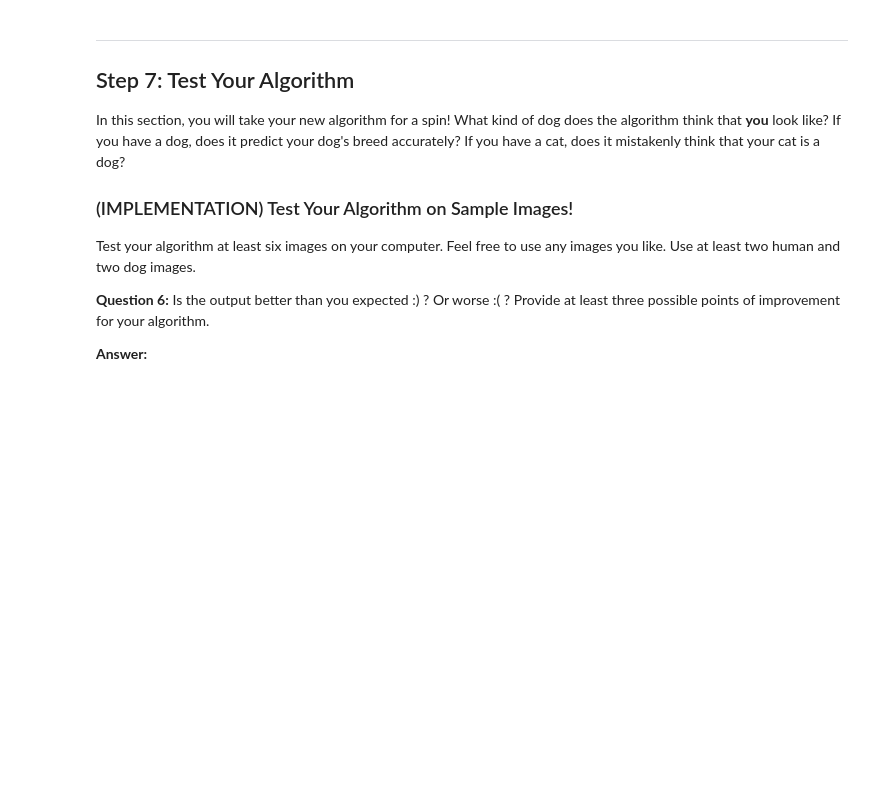
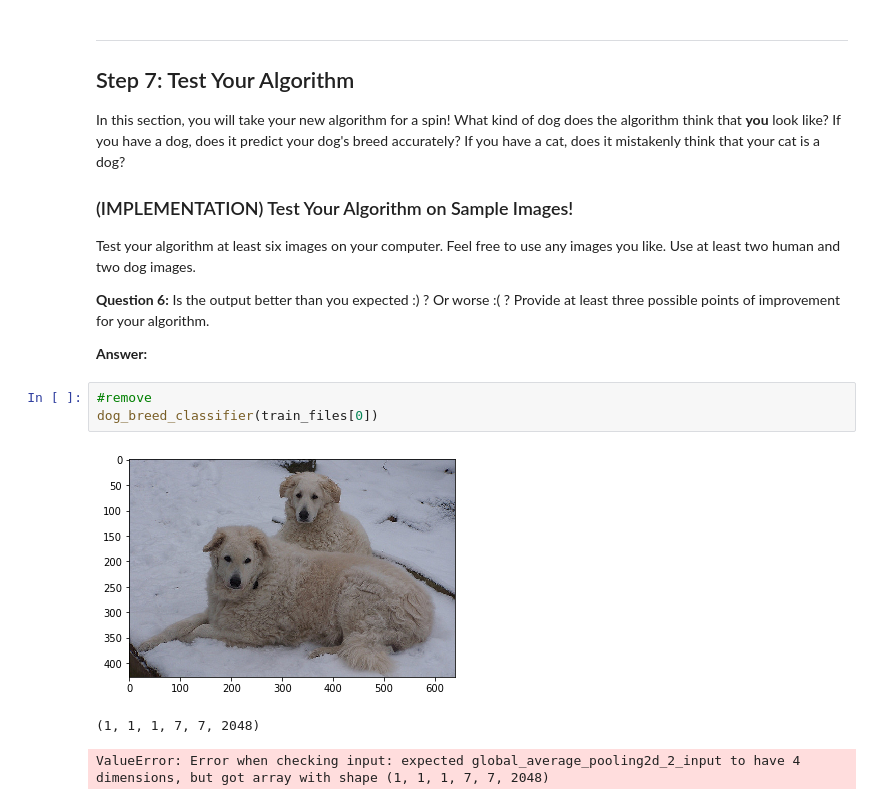
Before and after one commit to SiddheshKhedekar/Dog_Breed_Classifier, a Jupyter notebook: dog_app.ipynb, the cells around one changed output. Saved outputs shown, nothing was run; the diff lists cells and outputs as text; blank space fills up the shorter version.

```diff
--- a/dog_app.ipynb
+++ b/dog_app.ipynb
@@ -776,3 +787,10 @@ Test your algorithm at least six images on your computer.  Feel free to use any
 __Question 6:__ Is the output better than you expected :) ?  Or worse :( ?  Provide at least three possible points of improvement for your algorithm.
 
 __Answer:__
+# %%
+#remove
+dog_breed_classifier(train_files[0])
+# %% [output]
+[figure, added]
+(1, 1, 1, 7, 7, 2048)
+ValueError: Error when checking input: expected global_average_pooling2d_2_input to have 4 dimensions, but got array with shape (1, 1, 1, 7, 7, 2048)
```
Also changed, not shown: parts of 23 cells of this notebook, 8 other files.
